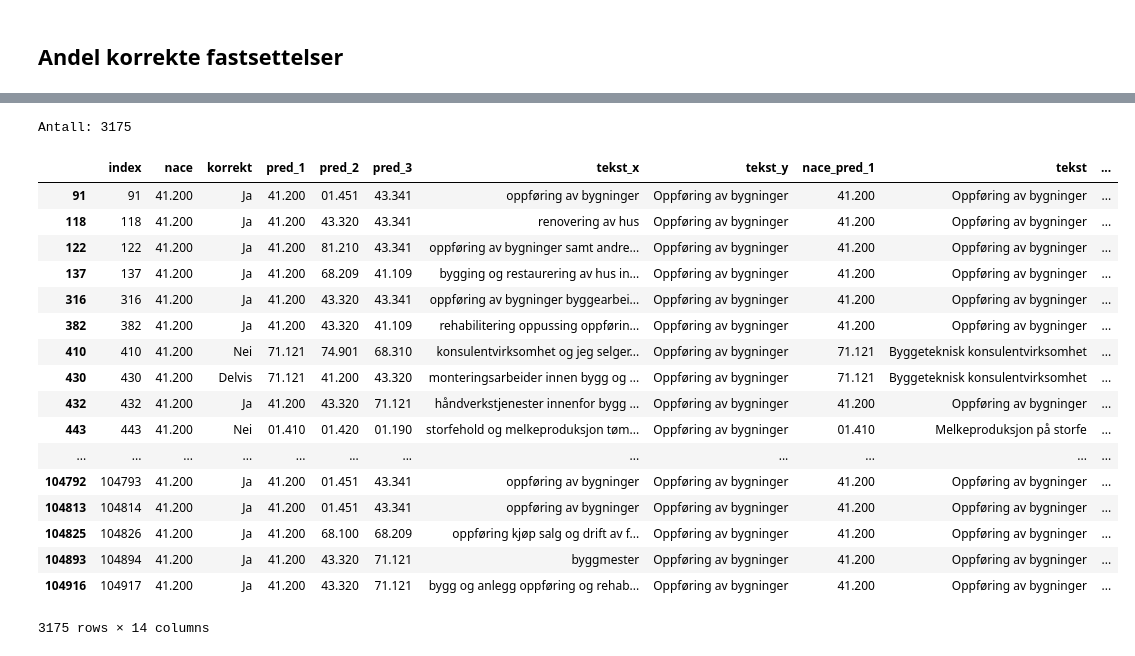
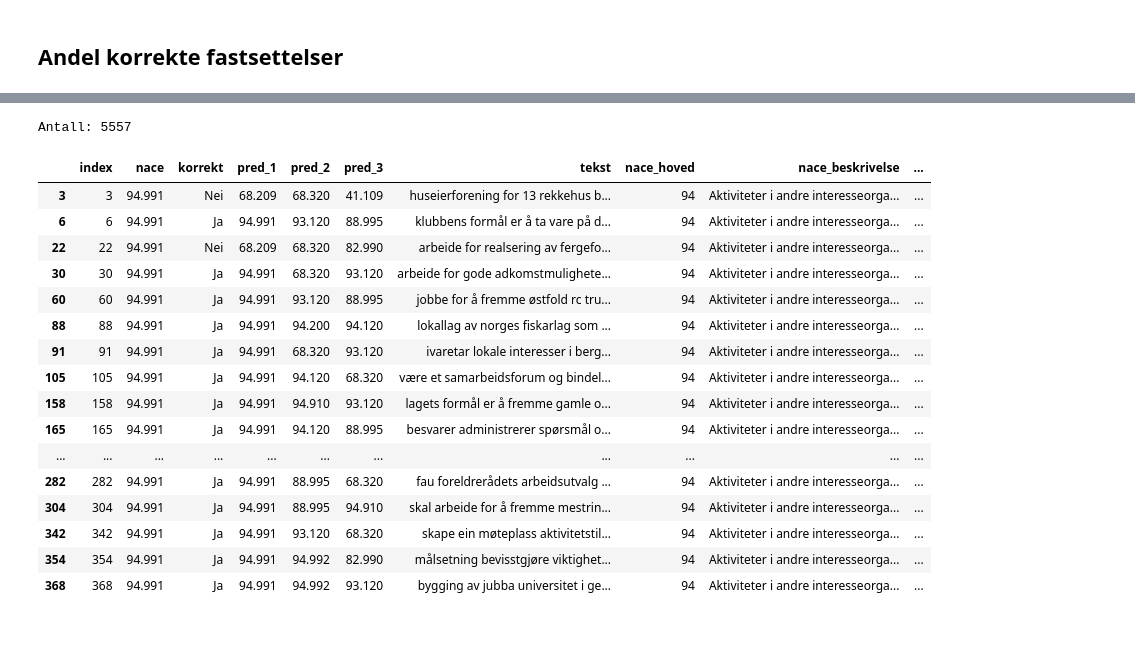
Before and after one commit to offentlig-ai/nace-predictor, a Jupyter notebook: notebooks/næringskoder.ipynb, the cells around one changed output, grey strips where cells are left out. Saved outputs shown, nothing was run; the diff lists cells and outputs as text; code cells hidden in the pictures.

```diff
--- a/notebooks/næringskoder.ipynb
+++ b/notebooks/næringskoder.ipynb
@@ -112,3 +114,6 @@ df = pd.merge(formål_t, nace_pivot, on='orgnr', how='inner')
 len(df)
 # %% [output]
 1049701
+# %%
+df['lengde_linje_tekst'] = df['linje_tekst'].apply(lambda x: len(x))
+df = df[df['lengde_linje_tekst']>4]
@@ -356,5 +479,5 @@ pv.vgplot.scatter(x='antall', y='andel_delvis_korrekt')
 # %%
-data = pd.merge(pred,nace_beskrivelse, how='left', on='nace')
-data = data.rename(columns={'nace_beskrivelse':'nace_tekst'})
+pred['nace_hoved'] = pred['nace'].apply(lambda x: x[0:2])
+data = pd.merge(pred,nace_beskrivelse.rename(columns={'tekst':'nace_beskrivelse'}), how='left', on='nace')
 data.head(10)
 # %% [output]
@@ -372,7 +495,7 @@ data.head(10)
 # %%
-data = pd.merge(data,nace_beskrivelse, how='left', left_on='pred_1', right_on='nace', suffixes=['','_pred_1'])
-data = pd.merge(data,nace_beskrivelse, how='left', left_on='pred_2', right_on='nace', suffixes=['','_pred_2'])
-data = pd.merge(data,nace_beskrivelse, how='left', left_on='pred_3', right_on='nace', suffixes=['','_pred_3'])
+data = pd.merge(data,nace_beskrivelse.rename(columns={'tekst':'nace_beskrivelse'}), how='left', left_on='pred_1', right_on='nace', suffixes=['','_pred_1'])
+data = pd.merge(data,nace_beskrivelse.rename(columns={'tekst':'nace_beskrivelse'}), how='left', left_on='pred_2', right_on='nace', suffixes=['','_pred_2'])
+data = pd.merge(data,nace_beskrivelse.rename(columns={'tekst':'nace_beskrivelse'}), how='left', left_on='pred_3', right_on='nace', suffixes=['','_pred_3'])
 # %%
 from IPython.display import display
 display(data)
@@ -421,23 +585,22 @@ Antall: 66
 # %%
-print(f"Antall: {len(data[data['nace']=='41.200'])}")
-data[data['nace']=='41.200']
+print(f"Antall: {len(data[data['nace']=='94.991'])}")
+data[data['nace']=='94.991'].head(20)
 # %% [output]
-Antall: 3175
+Antall: 5557
-|  | index | nace | korrekt | pred_1 | pred_2 | pred_3 | tekst_x | tekst_y | nace_pred_1 | tekst | ... |
-| 91 | 91 | 41.200 | Ja | 41.200 | 01.451 | 43.341 | oppføring av bygninger | Oppføring av bygninger | 41.200 | Oppføring av bygninger | ... |
-| 118 | 118 | 41.200 | Ja | 41.200 | 43.320 | 43.341 | renovering av hus | Oppføring av bygninger | 41.200 | Oppføring av bygninger | ... |
-| 122 | 122 | 41.200 | Ja | 41.200 | 81.210 | 43.341 | oppføring av bygninger samt andre... | Oppføring av bygninger | 41.200 | Oppføring av bygninger | ... |
-| 137 | 137 | 41.200 | Ja | 41.200 | 68.209 | 41.109 | bygging og restaurering av hus in... | Oppføring av bygninger | 41.200 | Oppføring av bygninger | ... |
-| 316 | 316 | 41.200 | Ja | 41.200 | 43.320 | 43.341 | oppføring av bygninger byggearbei... | Oppføring av bygninger | 41.200 | Oppføring av bygninger | ... |
-| 382 | 382 | 41.200 | Ja | 41.200 | 43.320 | 41.109 | rehabilitering oppussing oppførin... | Oppføring av bygninger | 41.200 | Oppføring av bygninger | ... |
-| 410 | 410 | 41.200 | Nei | 71.121 | 74.901 | 68.310 | konsulentvirksomhet og jeg selger... | Oppføring av bygninger | 71.121 | Byggeteknisk konsulentvirksomhet | ... |
-| 430 | 430 | 41.200 | Delvis | 71.121 | 41.200 | 43.320 | monteringsarbeider innen bygg og ... | Oppføring av bygninger | 71.121 | Byggeteknisk konsulentvirksomhet | ... |
-| 432 | 432 | 41.200 | Ja | 41.200 | 43.320 | 71.121 | håndverkstjenester innenfor bygg ... | Oppføring av bygninger | 41.200 | Oppføring av bygninger | ... |
-| 443 | 443 | 41.200 | Nei | 01.410 | 01.420 | 01.190 | storfehold og melkeproduksjon tøm... | Oppføring av bygninger | 01.410 | Melkeproduksjon på storfe | ... |
-| ... | ... | ... | ... | ... | ... | ... | ... | ... | ... | ... | ... |
-| 104792 | 104793 | 41.200 | Ja | 41.200 | 01.451 | 43.341 | oppføring av bygninger | Oppføring av bygninger | 41.200 | Oppføring av bygninger | ... |
-| 104813 | 104814 | 41.200 | Ja | 41.200 | 01.451 | 43.341 | oppføring av bygninger | Oppføring av bygninger | 41.200 | Oppføring av bygninger | ... |
-| 104825 | 104826 | 41.200 | Ja | 41.200 | 68.100 | 68.209 | oppføring kjøp salg og drift av f... | Oppføring av bygninger | 41.200 | Oppføring av bygninger | ... |
-| 104893 | 104894 | 41.200 | Ja | 41.200 | 43.320 | 71.121 | byggmester | Oppføring av bygninger | 41.200 | Oppføring av bygninger | ... |
-| 104916 | 104917 | 41.200 | Ja | 41.200 | 43.320 | 71.121 | bygg og anlegg oppføring og rehab... | Oppføring av bygninger | 41.200 | Oppføring av bygninger | ... |
+|  | index | nace | korrekt | pred_1 | pred_2 | pred_3 | tekst | nace_hoved | nace_beskrivelse | ... |
+| 3 | 3 | 94.991 | Nei | 68.209 | 68.320 | 41.109 | huseierforening for 13 rekkehus b... | 94 | Aktiviteter i andre interesseorga... | ... |
+| 6 | 6 | 94.991 | Ja | 94.991 | 93.120 | 88.995 | klubbens formål er å ta vare på d... | 94 | Aktiviteter i andre interesseorga... | ... |
+| 22 | 22 | 94.991 | Nei | 68.209 | 68.320 | 82.990 | arbeide for realsering av fergefo... | 94 | Aktiviteter i andre interesseorga... | ... |
+| 30 | 30 | 94.991 | Ja | 94.991 | 68.320 | 93.120 | arbeide for gode adkomstmulighete... | 94 | Aktiviteter i andre interesseorga... | ... |
+| 60 | 60 | 94.991 | Ja | 94.991 | 93.120 | 88.995 | jobbe for å fremme østfold rc tru... | 94 | Aktiviteter i andre interesseorga... | ... |
+| 88 | 88 | 94.991 | Ja | 94.991 | 94.200 | 94.120 | lokallag av norges fiskarlag som ... | 94 | Aktiviteter i andre interesseorga... | ... |
+| 91 | 91 | 94.991 | Ja | 94.991 | 68.320 | 93.120 | ivaretar lokale interesser i berg... | 94 | Aktiviteter i andre interesseorga... | ... |
+| 105 | 105 | 94.991 | Ja | 94.991 | 94.120 | 68.320 | være et samarbeidsforum og bindel... | 94 | Aktiviteter i andre interesseorga... | ... |
+| 158 | 158 | 94.991 | Ja | 94.991 | 94.910 | 93.120 | lagets formål er å fremme gamle o... | 94 | Aktiviteter i andre interesseorga... | ... |
+| 165 | 165 | 94.991 | Ja | 94.991 | 94.120 | 88.995 | besvarer administrerer spørsmål o... | 94 | Aktiviteter i andre interesseorga... | ... |
+| ... | ... | ... | ... | ... | ... | ... | ... | ... | ... | ... |
+| 282 | 282 | 94.991 | Ja | 94.991 | 88.995 | 68.320 | fau foreldrerådets arbeidsutvalg ... | 94 | Aktiviteter i andre interesseorga... | ... |
+| 304 | 304 | 94.991 | Ja | 94.991 | 88.995 | 94.910 | skal arbeide for å fremme mestrin... | 94 | Aktiviteter i andre interesseorga... | ... |
+| 342 | 342 | 94.991 | Ja | 94.991 | 93.120 | 68.320 | skape ein møteplass aktivitetstil... | 94 | Aktiviteter i andre interesseorga... | ... |
+| 354 | 354 | 94.991 | Ja | 94.991 | 94.992 | 82.990 | målsetning bevisstgjøre viktighet... | 94 | Aktiviteter i andre interesseorga... | ... |
+| 368 | 368 | 94.991 | Ja | 94.991 | 94.992 | 93.120 | bygging av jubba universitet i ge... | 94 | Aktiviteter i andre interesseorga... | ... |
-3175 rows × 14 columns
```
Also changed, not shown: parts of 43 cells of this notebook, 1 other file.
